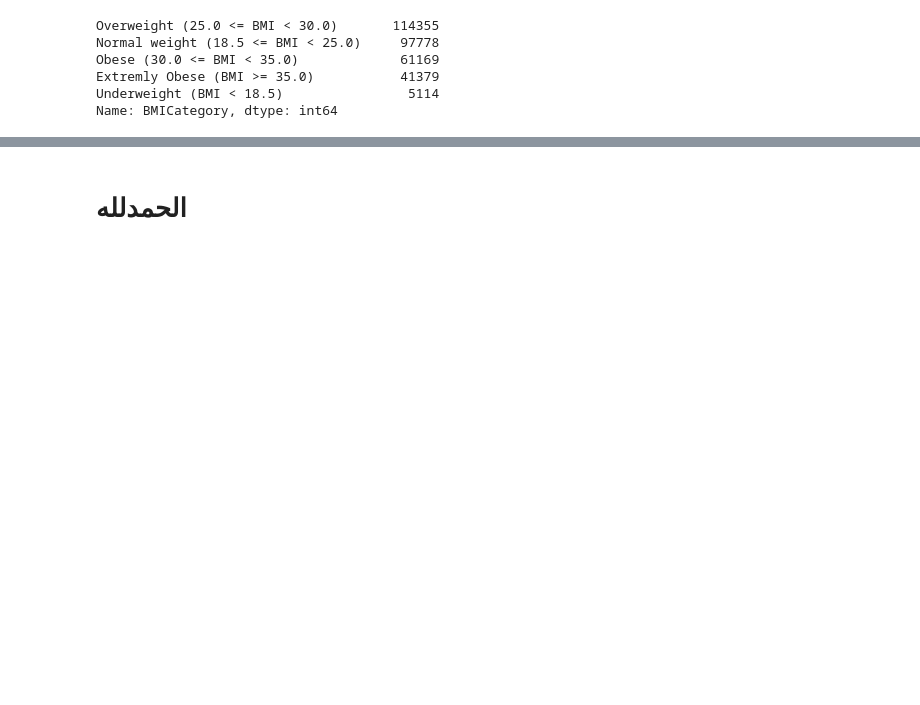
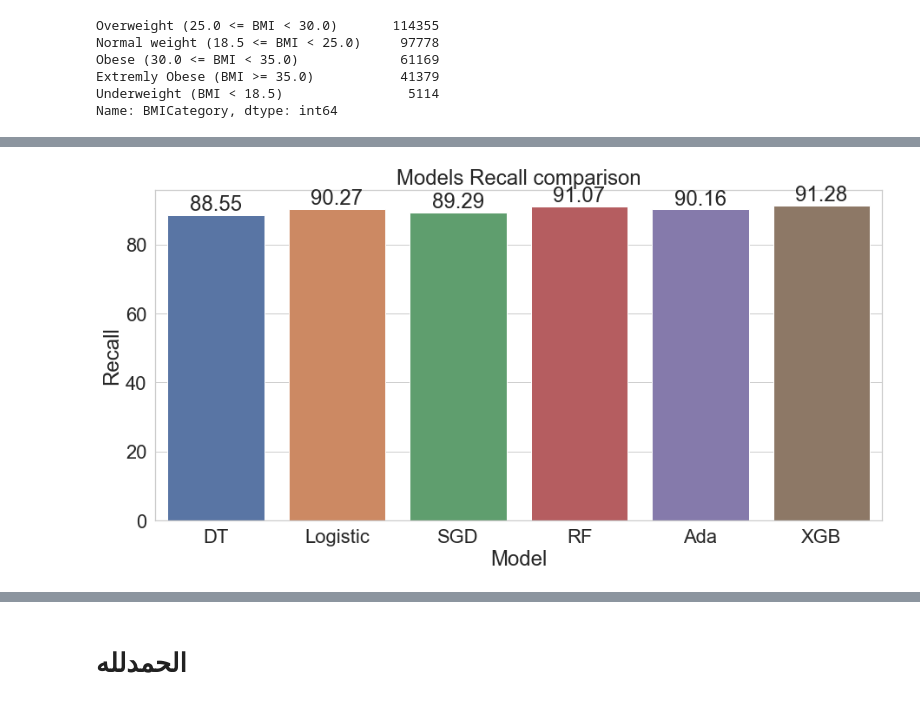
Before and after one commit to PrinceEGY/Heart-Disease-Prediction, a Jupyter notebook: Preprocessing/Heart Diseaes Preprocessing & Modelling.ipynb, the cells around one changed output, grey strips where cells are left out. Saved outputs shown, nothing was run; the diff lists cells and outputs as text; code cells hidden in the pictures; blank space fills up the shorter version.

```diff
--- a/Preprocessing/Heart Diseaes Preprocessing & Modelling.ipynb
+++ b/Preprocessing/Heart Diseaes Preprocessing & Modelling.ipynb
@@ -218,0 +174,30 @@ fig.show()
+# %%
+from xgboost import XGBClassifier
+from sklearn.linear_model import LogisticRegression, SGDClassifier
+from sklearn.neighbors import KNeighborsClassifier
+from sklearn.tree import DecisionTreeClassifier
+from sklearn.ensemble import RandomForestClassifier, AdaBoostClassifier
+from sklearn.svm import SVC, LinearSVC
+
+models = {
+    "DT":DecisionTreeClassifier(random_state = 2022, max_depth=15),
+    "Logistic": LogisticRegression(random_state = 2022),
+    "SGD": SGDClassifier(random_state = 2022),
+    "RF":RandomForestClassifier(random_state = 2022, max_depth=15),
+    "Ada":AdaBoostClassifier(random_state=2022),
+    "XGB":XGBClassifier(random_state=2022)
+}
+results = pd.DataFrame(columns=['Model', 'Train Score','Test Score','Recall','Precision','f1-score'])
+def test_models(X_train, X_test, y_train, y_test):
+    for model in models:
+        fit = models[model].fit(X_train, y_train)
+        fig, ax = plt.subplots(figsize=(8, 6))
+        ax.set_title(model)
+        metrics.plot_confusion_matrix(fit, X_test, y_test, cmap='Blues', normalize='true', ax=ax)
+        plt.show()
+        train_score = round(fit.score(X_train, y_train),3)
+        test_score = round(fit.score(X_test, y_test),3)
+        recall = round(metrics.recall_score(y_test, fit.predict(X_test))*100,2)
+        precision = round(metrics.precision_score(y_test, fit.predict(X_test))*100,2)
+        f1 = round(metrics.f1_score(y_test, fit.predict(X_test))*100,2)
+        results.loc[len(results.index)] = [model, train_score, test_score, recall, precision, f1]
@@ -218,0 +223,9 @@ fig.show()
+# %%
+plt.figure(figsize=(15, 7))
+sns.set_theme(style="whitegrid", font_scale=2)
+ax = sns.barplot(x='Model', y="Recall", data=results)
+ax.bar_label(ax.containers[0], label_type='edge')
+ax.set_title('Models Recall comparison')
+fig.show()
+# %% [output]
+[figure, added]
```
Also changed, not shown: parts of 32 cells of this notebook, 1 other file.
